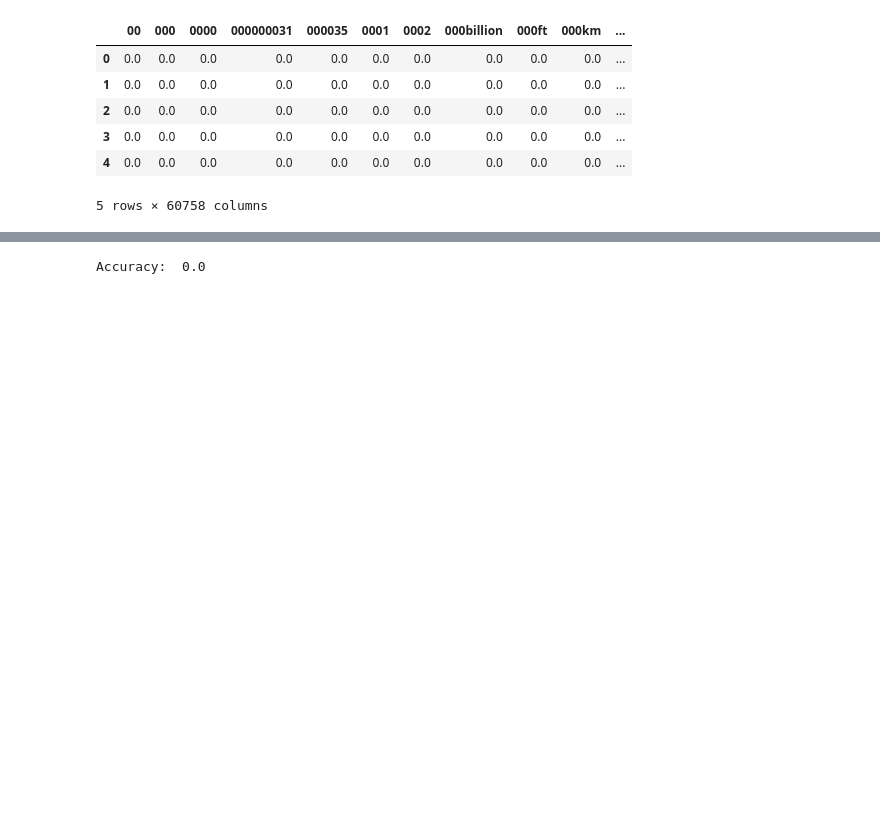
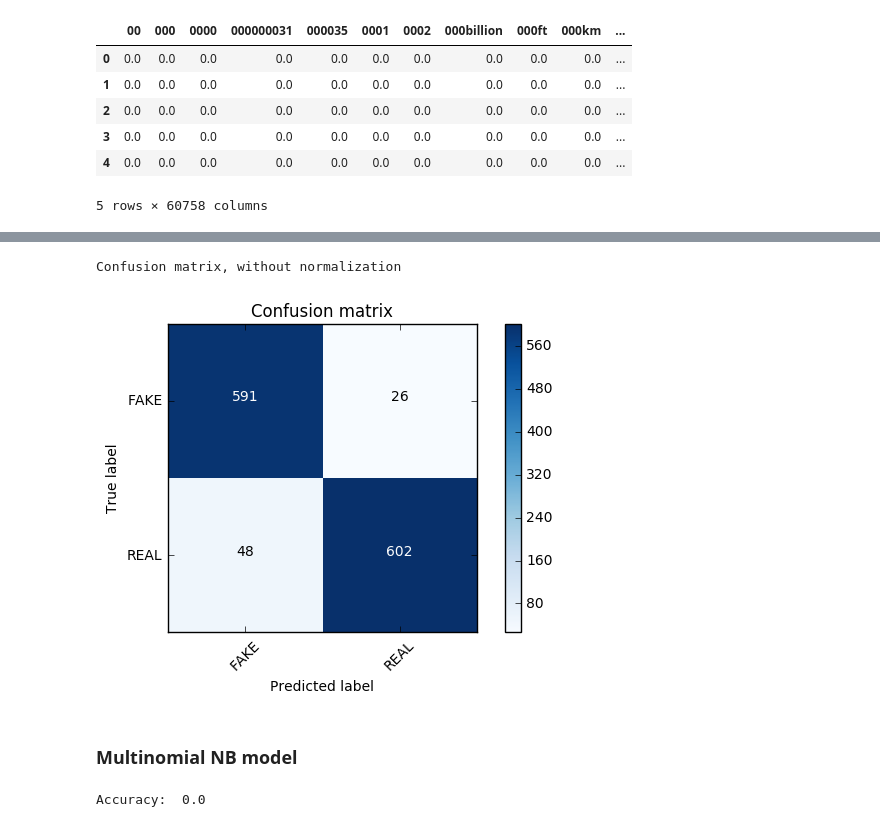
Before and after one commit to churkle/FakeNewsChecker, a Jupyter notebook: nlp_nb.ipynb, the cells around one changed output, grey strips where cells are left out. Drawn from its saved outputs; the diff is of its cells as text; code cells hidden in the pictures; blank space fills up the shorter version.

Commit message:
Working PAC classifier

```diff
--- a/nlp_nb.ipynb
+++ b/nlp_nb.ipynb
@@ -28,7 +31,7 @@ For now, only text is used as a feature until title is explored differently
 # %%
 # Do a 80-20 split of data into train and test sets.
 df = df[['title','text','label']]
-trainX, testX, trainY, testY = train_test_split(df['text'], df.index, test_size = 0.20, random_state=44)
+trainX, testX, trainY, testY = train_test_split(df['text'], df['label'], test_size = 0.20, random_state=44)
 # %%
 # Initialize vectorizer
 tfidf_vectorizer = TfidfVectorizer(stop_words = 'english')
@@ -86,0 +89,8 @@ def plot_confusion_matrix(cm, classes,
+# %%
+linear_clf = PassiveAggressiveClassifier(max_iter=50, verbose=1, n_jobs=-1)
+# %%
+linear_clf.fit(train_tfidf, trainY)
+pred = linear_clf.predict(test_tfidf)
+score = metrics.accuracy_score(testY, pred)
+print("accuracy:   %0.3f" % score)
+cm = metrics.confusion_matrix(testY, pred, labels=['FAKE', 'REAL'])
@@ -86,0 +115,5 @@ def plot_confusion_matrix(cm, classes,
+# %%
+plot_confusion_matrix(cm, classes=['FAKE', 'REAL'])
+# %% [output]
+Confusion matrix, without normalization
+[figure, added]
@@ -87,3 +126,5 @@ def plot_confusion_matrix(cm, classes,
+# %% [markdown]
+### Multinomial NB model
 # %%
 clf = MultinomialNB()
 # %%
```
Also changed, not shown: parts of 6 cells of this notebook.
